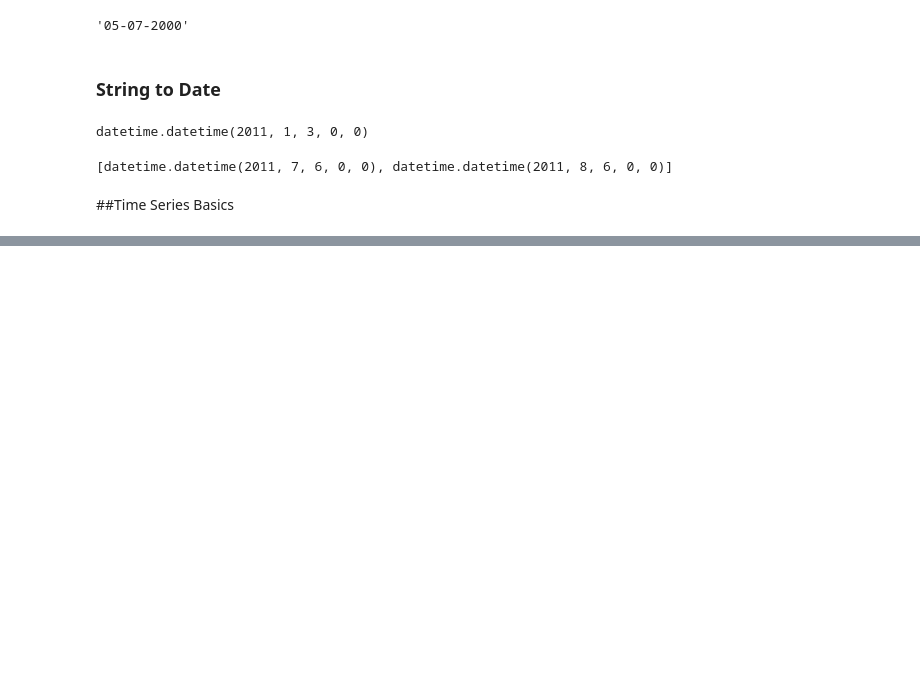
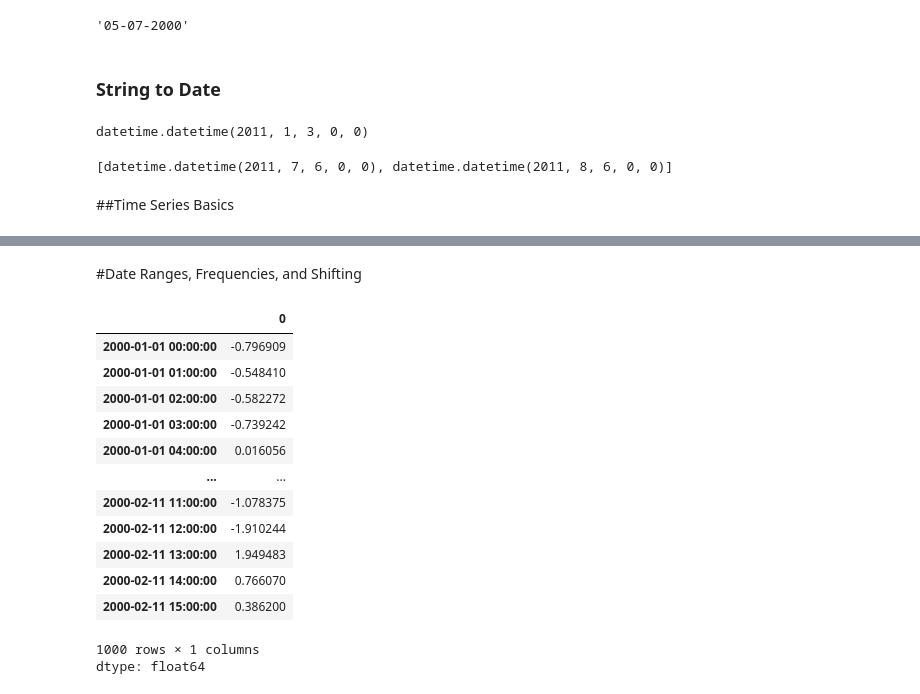
Before and after one commit to YousufKhaskheli/AI_Data_Science_Course, a Jupyter notebook: Classes/Jupyter Notebook/Working_with_Pandas/2026-07-05_Time_Series.ipynb, the cells around one changed output, grey strips where cells are left out. Drawn from its saved outputs; the diff is of its cells as text; code cells hidden in the pictures; blank space fills up the shorter version.

```diff
--- a/Classes/Jupyter Notebook/Working_with_Pandas/2026-07-05_Time_Series.ipynb
+++ b/Classes/Jupyter Notebook/Working_with_Pandas/2026-07-05_Time_Series.ipynb
@@ -153,2 +153,23 @@ longer_ts['2000-1-01':'2000-12-31']
 100 rows × 1 columns
 dtype: float64
+# %% [markdown]
+#Date Ranges, Frequencies, and Shifting
+# %%
+longer_ts = pd.Series(np.random.randn(1000),
+                      index=pd.date_range('1/1/2000', periods=1000, freq='h'))
+longer_ts
+# %% [output]
+|  | 0 |
+| 2000-01-01 00:00:00 | -0.796909 |
+| 2000-01-01 01:00:00 | -0.548410 |
+| 2000-01-01 02:00:00 | -0.582272 |
+| 2000-01-01 03:00:00 | -0.739242 |
+| 2000-01-01 04:00:00 | 0.016056 |
+| ... | ... |
+| 2000-02-11 11:00:00 | -1.078375 |
+| 2000-02-11 12:00:00 | -1.910244 |
+| 2000-02-11 13:00:00 | 1.949483 |
+| 2000-02-11 14:00:00 | 0.766070 |
+| 2000-02-11 15:00:00 | 0.386200 |
+1000 rows × 1 columns
+dtype: float64
```
Also changed, not shown: parts of 16 cells of this notebook, 2 other files.
